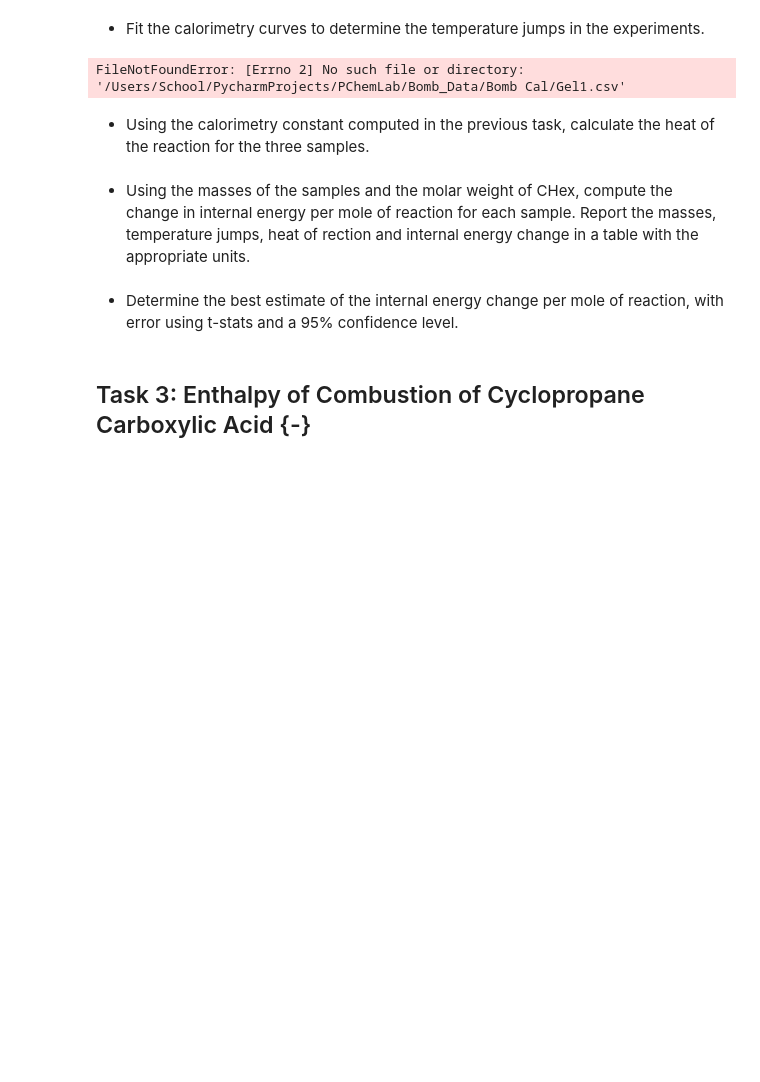
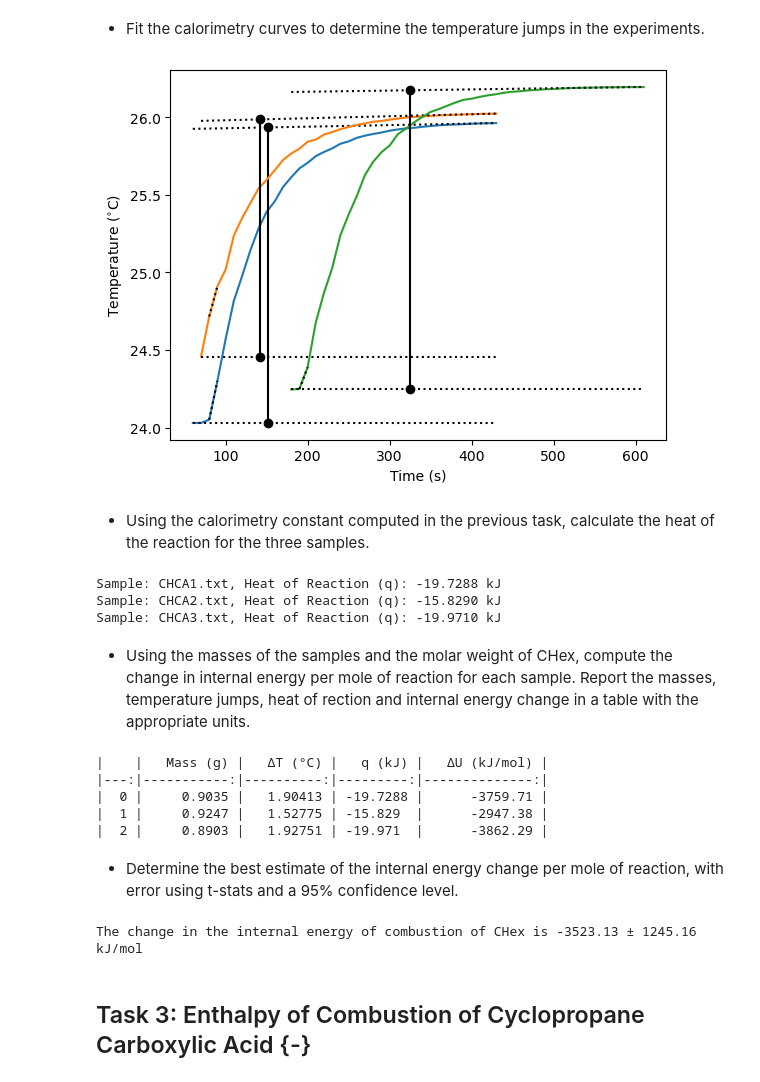
Before and after one commit to DavidShreve/PChemLab, a Jupyter notebook: Bomb_Worksheet.ipynb, the cells around one changed output. Drawn from its saved outputs; the diff is of its cells as text; code cells hidden in the pictures; blank space fills up the shorter version.

Commit message:
Bomb cal Task 3 complete

```diff
--- a/Bomb_Worksheet.ipynb
+++ b/Bomb_Worksheet.ipynb
@@ -319,17 +336,17 @@ Your second set of experiments was aimed at collecting the internal energy of co
 * Fit the calorimetry curves to determine the temperature jumps in the experiments.
 # %%
 # make sure to put the names of your actual files and the correct numbers as obtained from visual inspection of your data
-chex_file1 = {'path':path, 'name':'Gel1.csv', 'set':'calibration', 'mass':0., 'time_skip':0, 'time_ignition': 0, 'time_exponential': 0, 'time_post': 0}
-chex_file2 = {'path':path, 'name':'Gel2.csv', 'set':'calibration', 'mass':0., 'time_skip':0, 'time_ignition': 0, 'time_exponential': 0, 'time_post': 0}
-chex_file3 = {'path':path, 'name':'Gel3.csv', 'set':'calibration', 'mass':0., 'time_skip':0, 'time_ignition': 0, 'time_exponential': 0, 'time_post': 0}
+chex_file1 = {'path':path, 'name':'CHCA1.txt', 'set':'calibration', 'mass':0.9035, 'time_skip':50, 'time_ignition': 80, 'time_exponential': 100, 'time_post': 410}
+chex_file2 = {'path':path, 'name':'CHCA2.txt', 'set':'calibration', 'mass':0.9247, 'time_skip':60, 'time_ignition': 80, 'time_exponential': 100, 'time_post': 393}
+chex_file3 = {'path':path, 'name':'CHCA3.txt', 'set':'calibration', 'mass':0.8903, 'time_skip':170, 'time_ignition': 190, 'time_exponential': 210, 'time_post': 514}
 #
 chex_files=[chex_file1,chex_file2,chex_file3] # if you have more than three CHex runs, add the other files in here as well!
 load_data_to_file_list(chex_files)
 #
 for file_dict in chex_files:
     # this computes the deltaT for each run
     file_dict['deltaT'] = get_deltaT(file_dict,plot=True)
 # %% [output]
-FileNotFoundError: [Errno 2] No such file or directory: '/Users/School/PycharmProjects/PChemLab/Bomb_Data/Bomb Cal/Gel1.csv'
+[figure, added]
 # %% [markdown]
 * Using the calorimetry constant computed in the previous task, calculate the heat of the reaction for the three samples.
@@ -338,2 +353,11 @@ FileNotFoundError: [Errno 2] No such file or directory: '/Users/School/PycharmPr
+# %%
+C = calibration_data['Calorimetry Constant'].mean()
+for file_dict in chex_files:
+    file_dict['q'] = -C * file_dict['deltaT']
+    print(f"Sample: {file_dict['name']}, Heat of Reaction (q): {file_dict['q']:.4f} kJ")
+# %% [output]
+Sample: CHCA1.txt, Heat of Reaction (q): -19.7288 kJ
+Sample: CHCA2.txt, Heat of Reaction (q): -15.8290 kJ
+Sample: CHCA3.txt, Heat of Reaction (q): -19.9710 kJ
 # %% [markdown]
 * Using the masses of the samples and the molar weight of CHex, compute the change in internal energy per mole of reaction for each sample. Report the masses, temperature jumps, heat of rection and internal energy change in a table with the appropriate units.
@@ -342,2 +364,16 @@ FileNotFoundError: [Errno 2] No such file or directory: '/Users/School/PycharmPr
+# %%
+M_CHex = 172.18  # g/mol
+
+for file_dict in chex_files:
+    file_dict['deltaU'] = file_dict['q'] / (file_dict['mass'] / M_CHex)
+
+chex_data = pd.DataFrame(chex_files)
+print(chex_data[['mass', 'deltaT', 'q', 'deltaU']].to_markdown(headers=['Mass (g)', 'ΔT (°C)', 'q (kJ)', 'ΔU (kJ/mol)']))
+# %% [output]
+|    |   Mass (g) |   ΔT (°C) |   q (kJ) |   ΔU (kJ/mol) |
+|---:|-----------:|----------:|---------:|--------------:|
+|  0 |     0.9035 |   1.90413 | -19.7288 |      -3759.71 |
+|  1 |     0.9247 |   1.52775 | -15.829  |      -2947.38 |
+|  2 |     0.8903 |   1.92751 | -19.971  |      -3862.29 |
 # %% [markdown]
 * Determine the best estimate of the internal energy change per mole of reaction, with error using t-stats and a 95% confidence level.
@@ -348,3 +380,15 @@ print(f"The internal energy of combustion of CHex is {UCHex} \u00B1 {UCHex_error
+# %%
+UCHex = chex_data['deltaU'].mean()
+UCHex_error = sem(chex_data['deltaU'])  # Standard error of the mean
+
+dof = len(chex_data) - 1  # Degrees of freedom
+t_value = t.ppf(0.975, dof)  # Two-tailed t-statistic for 95% confidence
+
+UCHex_error_ci95 = t_value * UCHex_error
+
+print(f"The change in the internal energy of combustion of CHex is {UCHex:.2f} \u00B1 {UCHex_error_ci95:.2f} kJ/mol")
+# %% [output]
+The change in the internal energy of combustion of CHex is -3523.13 ± 1245.16 kJ/mol
 # %% [markdown]
 ## Task 3: Enthalpy of Combustion of Cyclopropane Carboxylic Acid {-}
 # %% [markdown]
```
Also changed, not shown: parts of 11 cells of this notebook.
